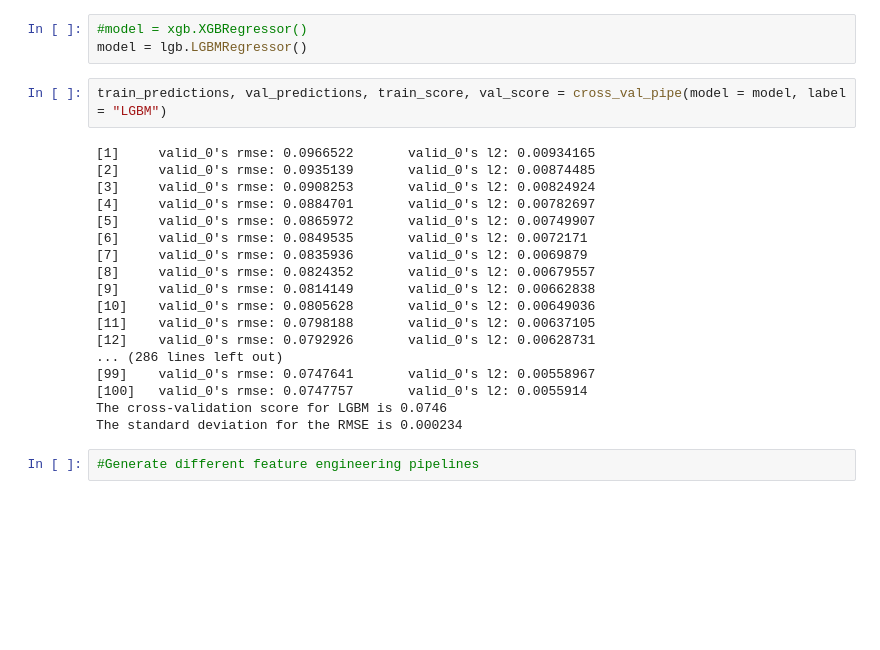
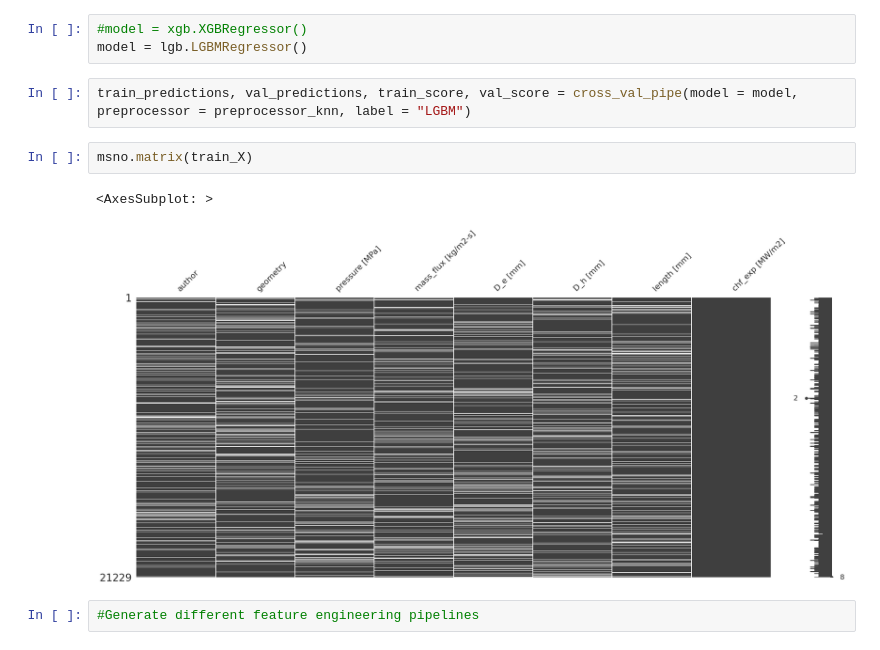
Before and after one commit to SilverSurferClash/ML_Best_Practices, a Jupyter notebook: s13-e15-reg-modelling-v2.ipynb, the cells around one changed output. Drawn from its saved outputs; the diff is of its cells as text; blank space fills up the shorter version.

```diff
--- a/s13-e15-reg-modelling-v2.ipynb
+++ b/s13-e15-reg-modelling-v2.ipynb
@@ -367,25 +385,12 @@ def cross_val_pipe(model,preprocessor = preprocessor , train_X = train_X, train_
 #model = xgb.XGBRegressor()
 model = lgb.LGBMRegressor()
 # %%
-train_predictions, val_predictions, train_score, val_score = cross_val_pipe(model = model, label = "LGBM")
+train_predictions, val_predictions, train_score, val_score = cross_val_pipe(model = model, preprocessor = preprocessor_knn, label = "LGBM")
-# %% [output]
-[1]     valid_0's rmse: 0.0966522       valid_0's l2: 0.00934165
-[2]     valid_0's rmse: 0.0935139       valid_0's l2: 0.00874485
-[3]     valid_0's rmse: 0.0908253       valid_0's l2: 0.00824924
-[4]     valid_0's rmse: 0.0884701       valid_0's l2: 0.00782697
-[5]     valid_0's rmse: 0.0865972       valid_0's l2: 0.00749907
-[6]     valid_0's rmse: 0.0849535       valid_0's l2: 0.0072171
-[7]     valid_0's rmse: 0.0835936       valid_0's l2: 0.0069879
-[8]     valid_0's rmse: 0.0824352       valid_0's l2: 0.00679557
-[9]     valid_0's rmse: 0.0814149       valid_0's l2: 0.00662838
-[10]    valid_0's rmse: 0.0805628       valid_0's l2: 0.00649036
-[11]    valid_0's rmse: 0.0798188       valid_0's l2: 0.00637105
-[12]    valid_0's rmse: 0.0792926       valid_0's l2: 0.00628731
-... (286 lines left out)
-[99]    valid_0's rmse: 0.0747641       valid_0's l2: 0.00558967
-[100]   valid_0's rmse: 0.0747757       valid_0's l2: 0.0055914
-The cross-validation score for LGBM is 0.0746
-The standard deviation for the RMSE is 0.000234
+# %%
+msno.matrix(train_X)
+# %% [output]
+<AxesSubplot: >
+[figure, added]
 # %%
 #Generate different feature engineering pipelines
 # %%
```
Also changed, not shown: parts of 13 cells of this notebook.
